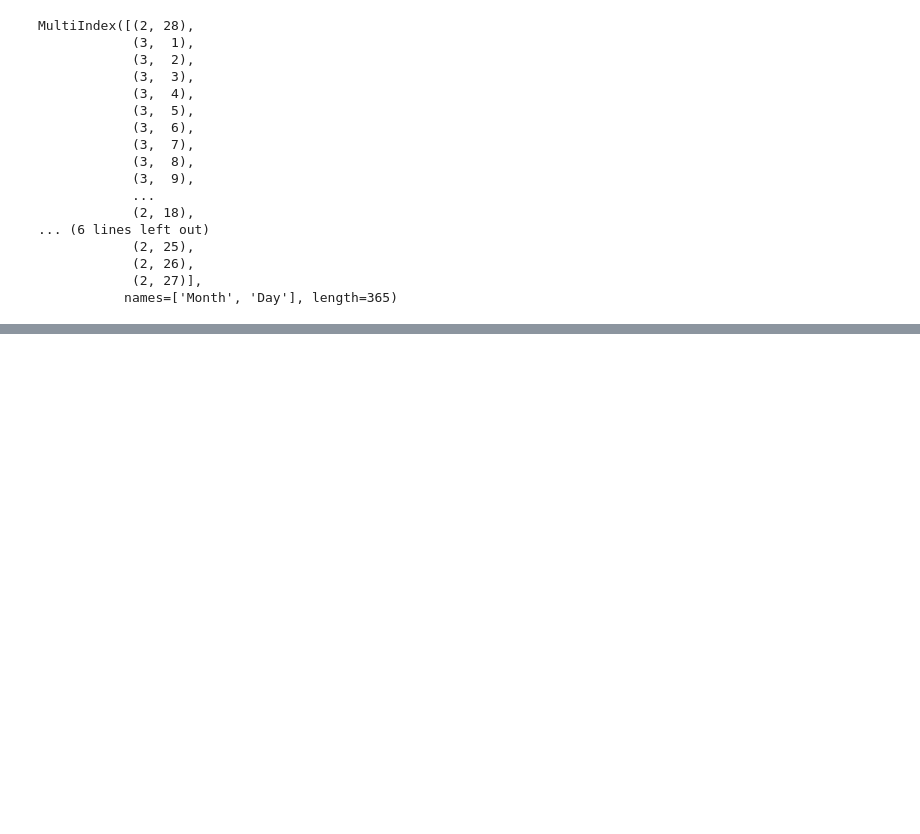
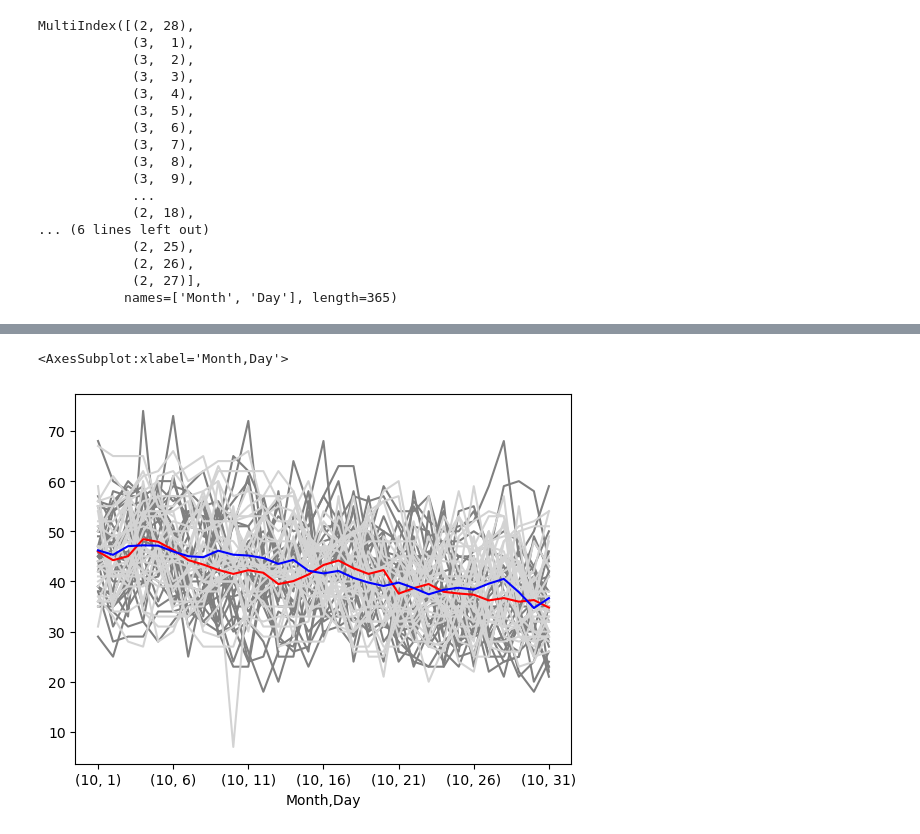
Before and after one commit to TobGerken/ISAT300, a Jupyter notebook: SemesterProject/DataPreparation.ipynb, the cells around one changed output, grey strips where cells are left out. Saved outputs shown, nothing was run; the diff lists cells and outputs as text; code cells hidden in the pictures; blank space fills up the shorter version.

```diff
--- a/SemesterProject/DataPreparation.ipynb
+++ b/SemesterProject/DataPreparation.ipynb
@@ -129,0 +130,8 @@ df_max.loc[[(10)]][range(1990,2020)].mean(axis=1).plot(color='b', ax = ax1)
+# %%
+ax1 = df_min.loc[[(10)]][range(1900,1930)].plot(color='grey',legend=None)
+df_min.loc[[(10)]][range(1990,2020)].plot(color='lightgrey',legend=None, ax = ax1)
+df_min.loc[[(10)]][range(1900,1930)].mean(axis=1).plot(color='r', ax = ax1)
+df_min.loc[[(10)]][range(1990,2020)].mean(axis=1).plot(color='b', ax = ax1)
+# %% [output]
+<AxesSubplot:xlabel='Month,Day'>
+[figure, added]
```
Also changed, not shown: parts of 15 cells of this notebook.
